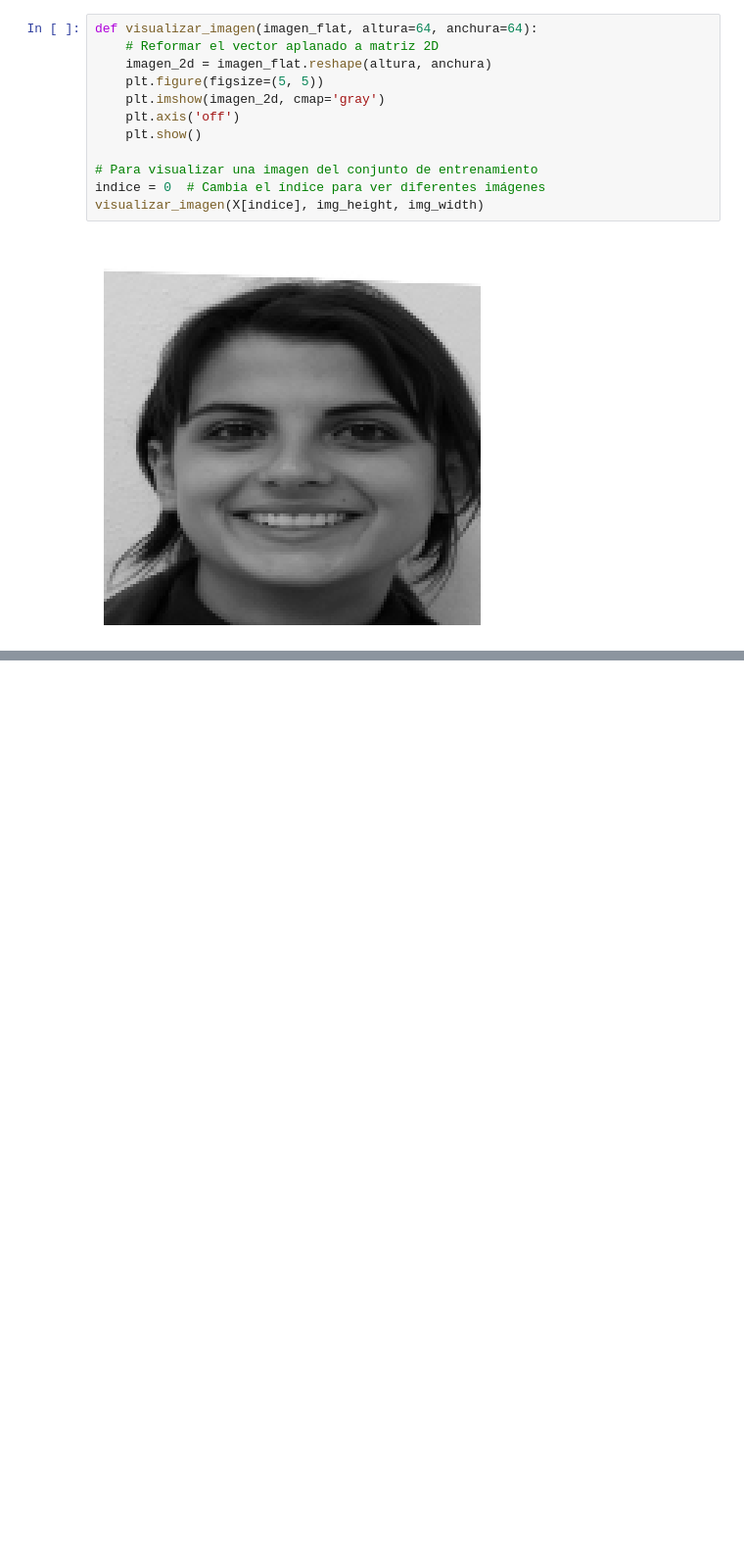
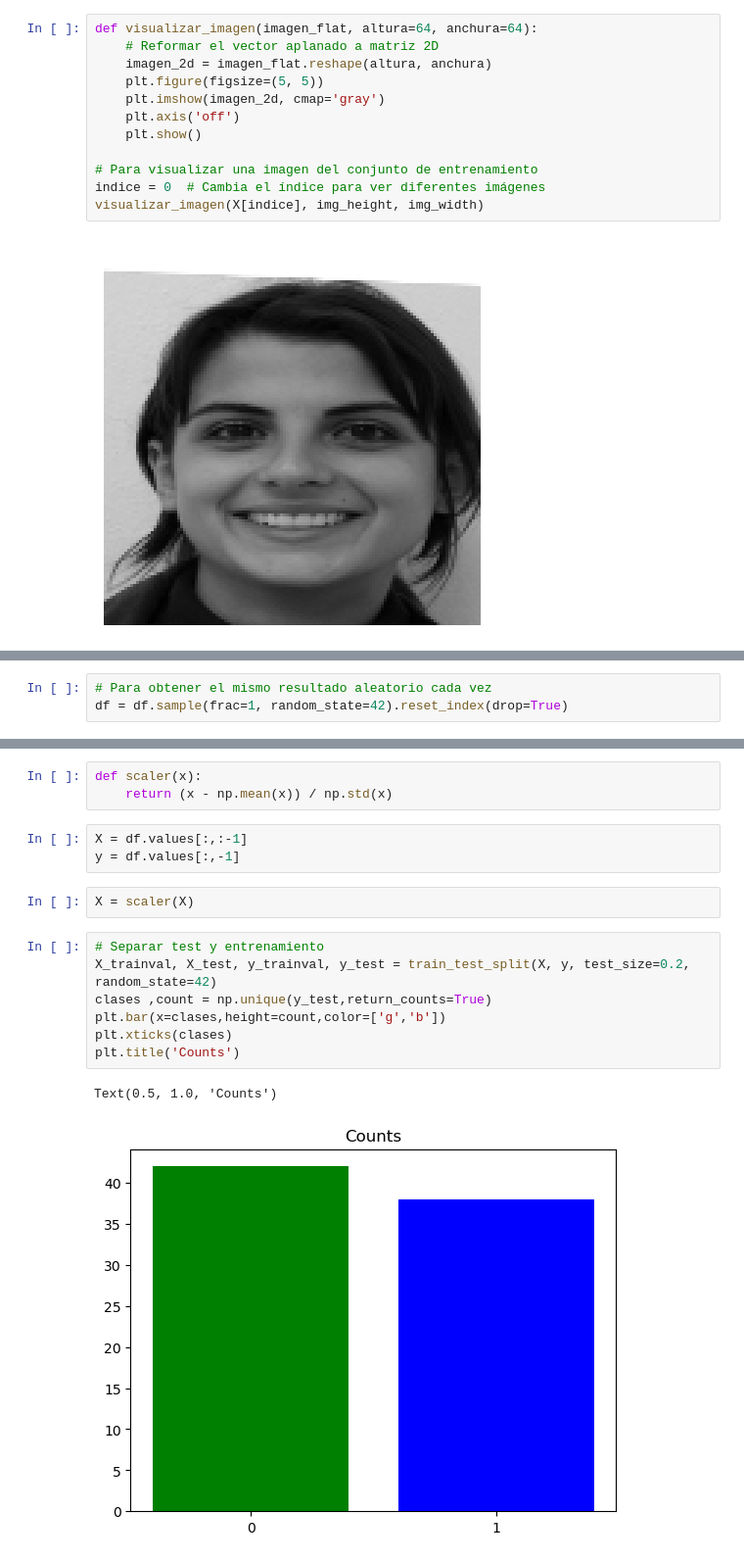
Before and after one commit to samgott123/GB_500-RNP_Analise-, a Jupyter notebook: Execise_2.ipynb, the cells around one changed output, grey strips where cells are left out. Shown: that part at 98% size. Drawn from its saved outputs; the diff is of its cells as text; blank space fills up the shorter version.

```diff
--- a/Execise_2.ipynb
+++ b/Execise_2.ipynb
@@ -76,0 +95,3 @@ visualizar_imagen(X[indice], img_height, img_width)
+# %%
+# Para obtener el mismo resultado aleatorio cada vez
+df = df.sample(frac=1, random_state=42).reset_index(drop=True)
@@ -76,0 +108,18 @@ visualizar_imagen(X[indice], img_height, img_width)
+# %%
+def scaler(x):
+    return (x - np.mean(x)) / np.std(x)
+# %%
+X = df.values[:,:-1]
+y = df.values[:,-1]
+# %%
+X = scaler(X)
+# %%
+# Separar test y entrenamiento
+X_trainval, X_test, y_trainval, y_test = train_test_split(X, y, test_size=0.2, random_state=42)
+clases ,count = np.unique(y_test,return_counts=True)
+plt.bar(x=clases,height=count,color=['g','b'])
+plt.xticks(clases)
+plt.title('Counts')
+# %% [output]
+Text(0.5, 1.0, 'Counts')
+[figure, added]
```
Also changed, not shown: parts of 12 cells of this notebook.
